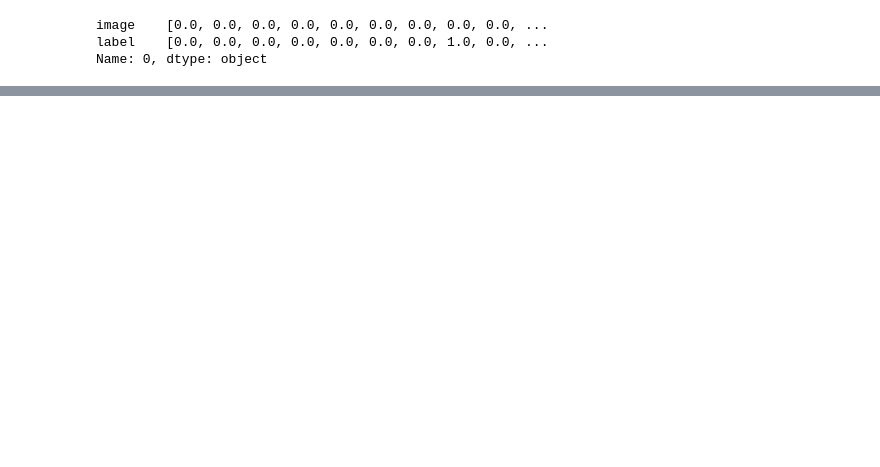
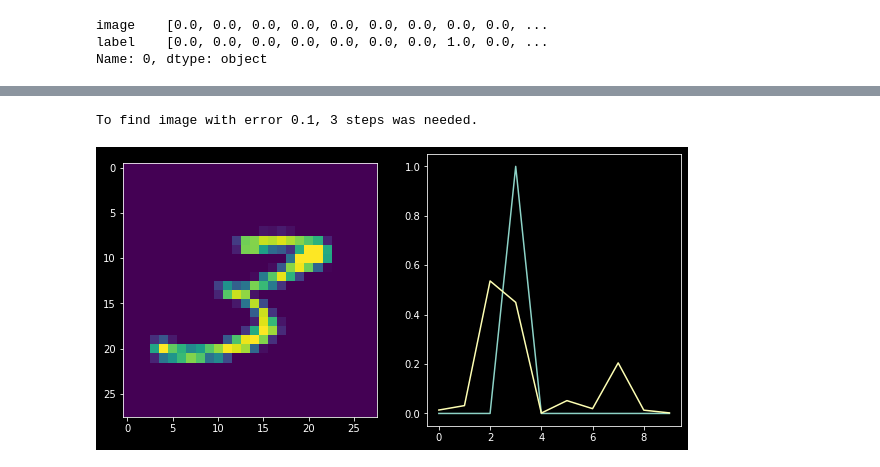
Before and after one commit to roma160/No-lib-ML, a Jupyter notebook: mnist/main.ipynb, the cells around one changed output, grey strips where cells are left out. Cells and saved outputs as stored; diff of their text form; code cells hidden in the pictures; blank space fills up the shorter version.

```diff
--- a/mnist/main.ipynb
+++ b/mnist/main.ipynb
@@ -472,0 +494,18 @@ To find image with error 0.1, 2 steps needed.
+# %%
+# And here let's find slightly incorrect answer :
+c = 0
+counter = 0
+error_to_find = 0.1
+while c < error_to_find or not counter:
+    x, y = ds_test.iloc[rnd.randint(0, len(ds_test) - 1)]
+    pred = forward(model, x)[1][-1]
+    c = sum((pred - y)**2)
+    counter += 1
+(fig, [ax1, ax2]) = plt.subplots(1, 2, figsize=(10, 5))
+ax1.imshow(x.reshape(28, -1))
+ax2.plot(y)
+ax2.plot(pred)
+print(f"To find image with error {error_to_find}, {counter} steps was needed.")
+# %% [output]
+To find image with error 0.1, 3 steps was needed.
+[figure, added]
```
Also changed, not shown: parts of 10 cells of this notebook.
